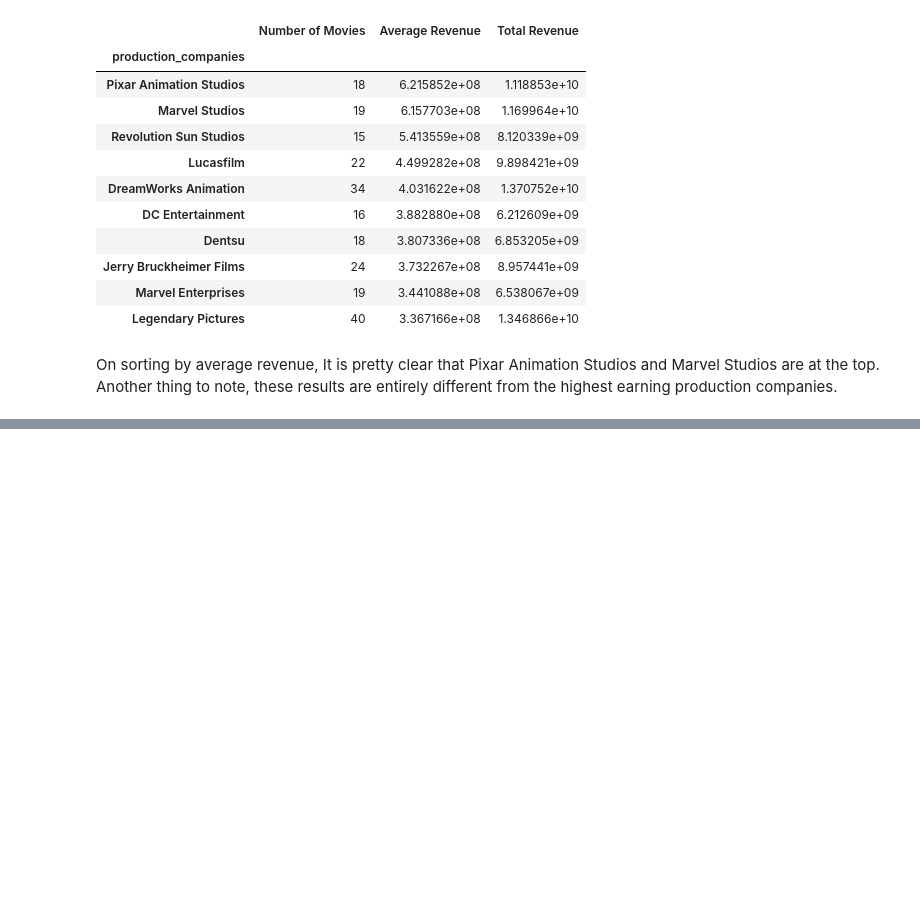
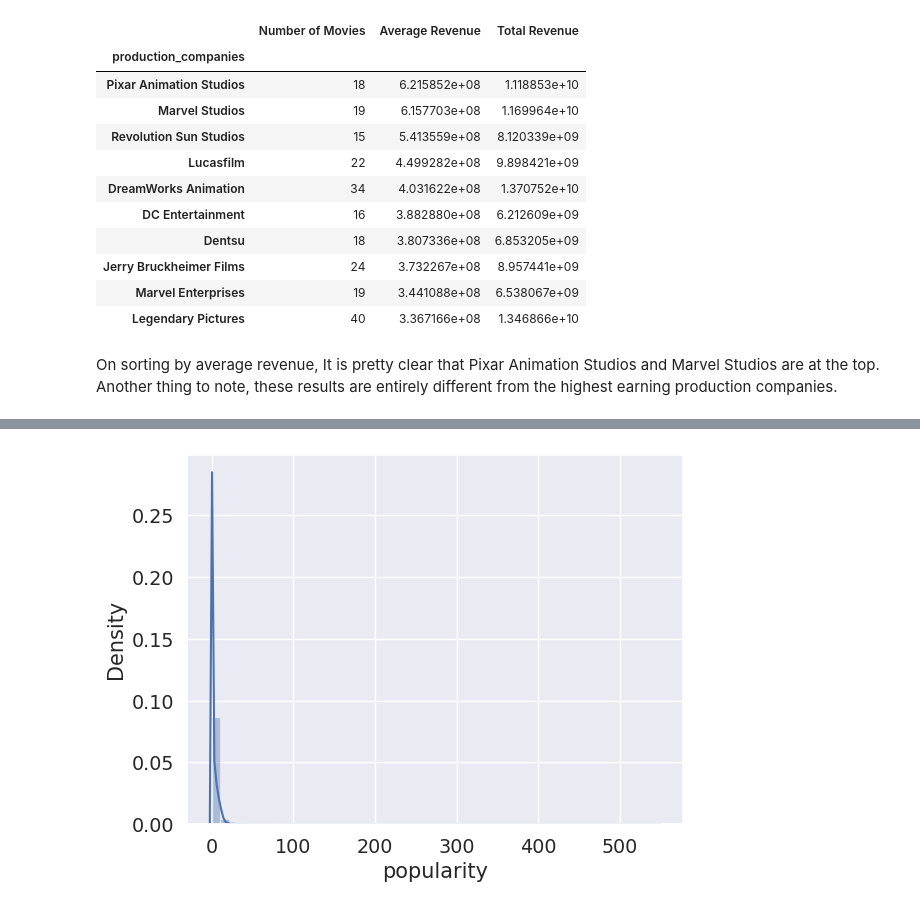
Before and after one commit to M-Awwab-Khan/most-comprehensive-movies-analysis, a Jupyter notebook: Movie_Metrics_An_Analyst_Approach.ipynb, the cells around one changed output, grey strips where cells are left out. Cells and saved outputs as stored; diff of their text form; code cells hidden in the pictures; blank space fills up the shorter version.

```diff
--- a/Movie_Metrics_An_Analyst_Approach.ipynb
+++ b/Movie_Metrics_An_Analyst_Approach.ipynb
@@ -450,0 +478,2 @@ On sorting by average revenue, It is pretty clear that Pixar Animation Studios a
+# %%
+df.popularity = pd.to_numeric(df.popularity, errors='coerce')
@@ -450,0 +494,5 @@ On sorting by average revenue, It is pretty clear that Pixar Animation Studios a
+# %%
+sns.distplot(df['popularity'].fillna(df['popularity'].median()))
+plt.show()
+# %% [output]
+[figure, added]
```
Also changed, not shown: parts of 19 cells of this notebook.
